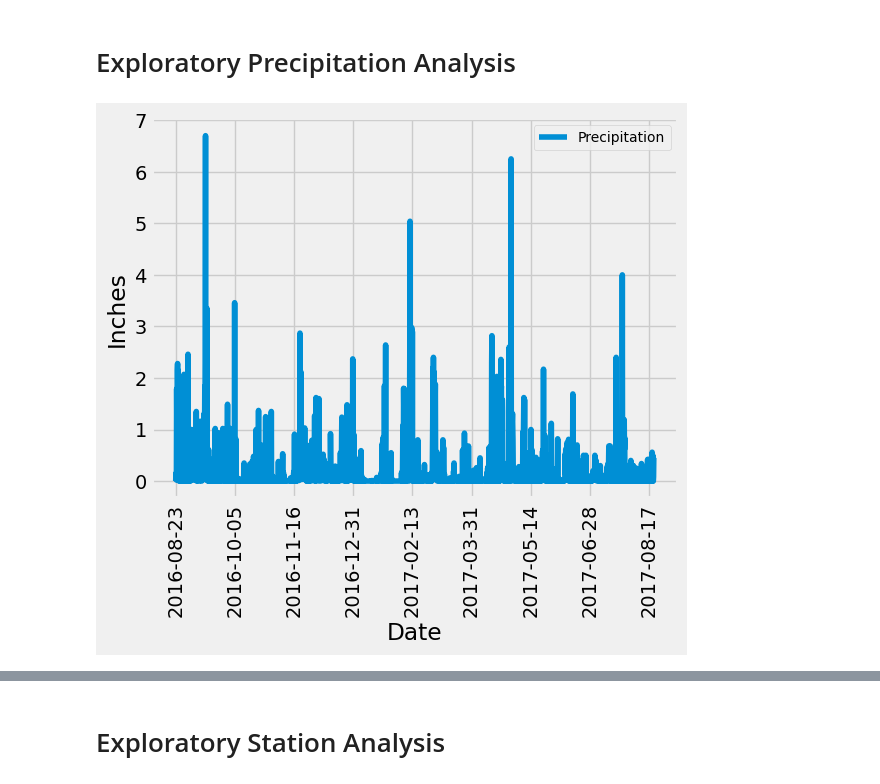
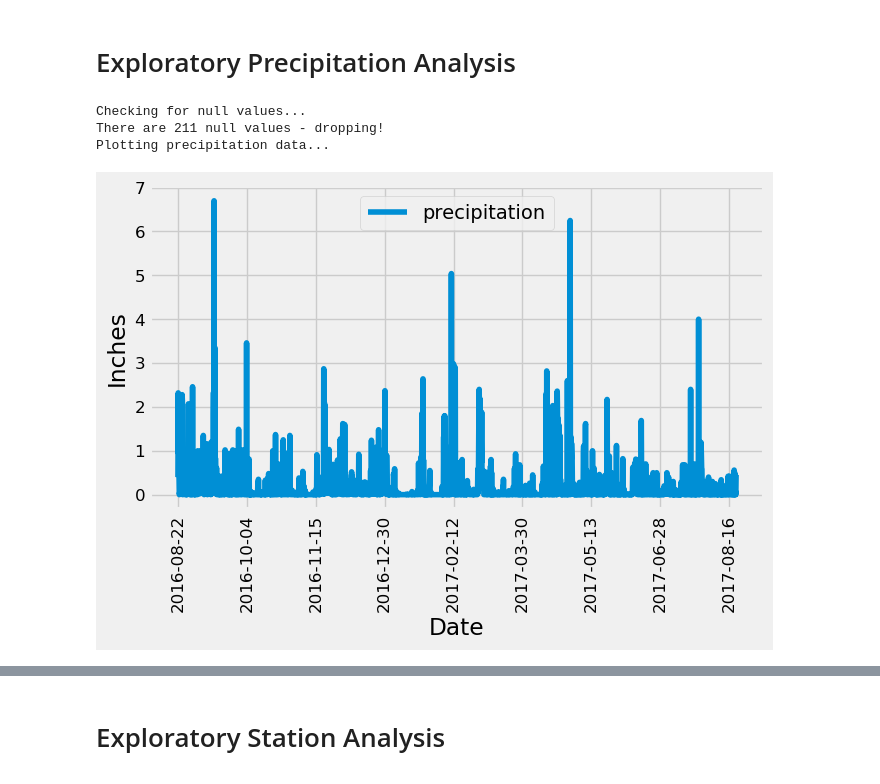
Before and after one commit to kld1974/sqlalchemy-challenge, a Jupyter notebook: climate_starter.ipynb, the cells around one changed output, grey strips where cells are left out. Cells and saved outputs as stored; diff of their text form; code cells hidden in the pictures.

```diff
--- a/climate_starter.ipynb
+++ b/climate_starter.ipynb
@@ -40,40 +41,44 @@ session = Session(engine)
 # %%
 # Find the most recent date in the data set.
 # Design a query to retrieve the last 12 months of precipitation data and plot the results.
 # Starting from the most recent data point in the database.
 # Calculate the date one year from the last date in data set.
 # Perform a query to retrieve the data and precipitation scores
 # Save the query results as a Pandas DataFrame. Explicitly set the column names
 # Sort the dataframe by date
 # Use Pandas Plotting with Matplotlib to plot the data
 
-# Design a query to retrieve the last 12 months of precipitation data and plot the results
-last_date = session.query(Measurement.date).order_by(Measurement.date.desc()).first().date
+last_date = session.query(Measurement.date).order_by(Measurement.date.desc()).first()[0]
+last_dt = (dt.datetime.strptime(last_date, "%Y-%m-%d")).date()
+date_oneyearago = last_dt - dt.timedelta(days=366)
+prcp_data = session.query(Measurement.date, Measurement.prcp).\
+            filter((Measurement.date >= date_oneyearago)\
+                    & (Measurement.date <= last_dt)).all()
 
-# Calculate the date 1 year ago from the last data point in the database
-last_year = dt.datetime.strptime(last_date, '%Y-%m-%d') - dt.timedelta(days=366)
+prcp_df = pd.DataFrame(prcp_data).sort_values("date").set_index("date")
 
-# Perform a query to retrieve the date and precipitation scores (working with actual data)
-rain_results = session.query(Measurement.date, Measurement.prcp).\
-    filter(Measurement.date >= last_year).\
-    order_by(Measurement.date).all()
 
-# Save the query results as a Pandas DataFrame and set the index to the date column
-precipitation_df = pd.DataFrame(rain_results, columns=['Date', 'Precipitation'])
-precipitation_df.set_index('Date', inplace=True)
-precipitation_df = precipitation_df.dropna()
+prcp_df.rename(columns={"prcp":"precipitation"}, inplace=True)
 
-# Use Pandas Plotting with Matplotlib to plot the data
-precipitation_df.plot().get_figure()
+# Drop nulls
+print("Checking for null values...")
+print(f"There are {prcp_df['precipitation'].isnull().sum()} null values - dropping!")
+
+prcp_df.dropna(axis=0, how="any", inplace=True)
+
+print("Plotting precipitation data...")
+
+prcp_df.plot(figsize=(7,5), fontsize=12, rot=90)
 plt.xlabel("Date")
 plt.ylabel("Inches")
+
 plt.tight_layout()
-plt.savefig("Output/Precipitation_last_12months.png")
-plt.xticks(rotation=90)
-plt.legend(loc="upper right", fontsize=10)
-
+plt.savefig("Output/last12mon.png")
 plt.show()
 # %% [output]
+Checking for null values...
+There are 211 null values - dropping!
+Plotting precipitation data...
-[figure, old version]
+[figure, new version]
 # %%
 # Use Pandas to calculate the summary statistics for the precipitation data
```
Also changed, not shown: parts of 3 cells of this notebook, 5 other files.
